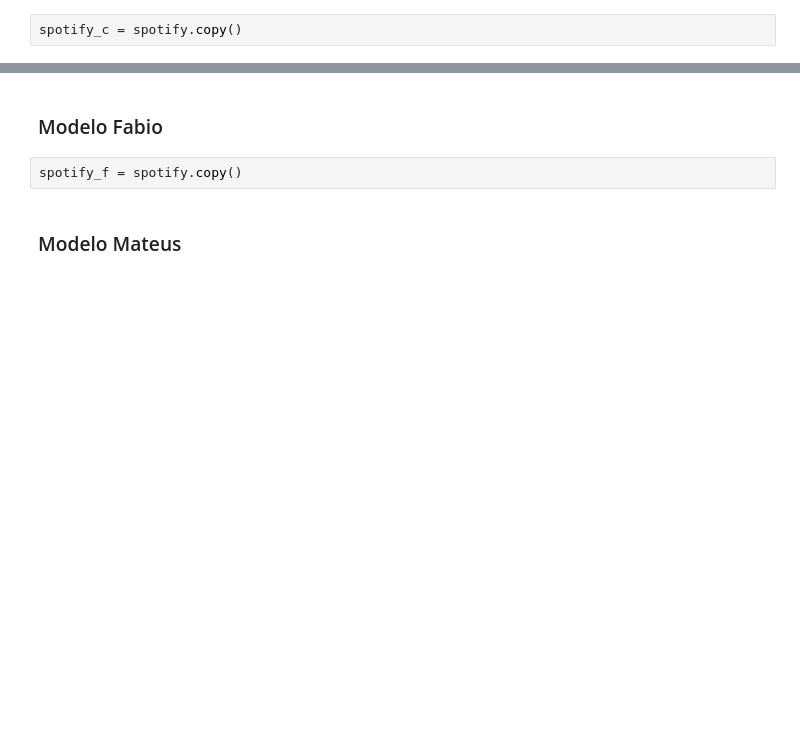
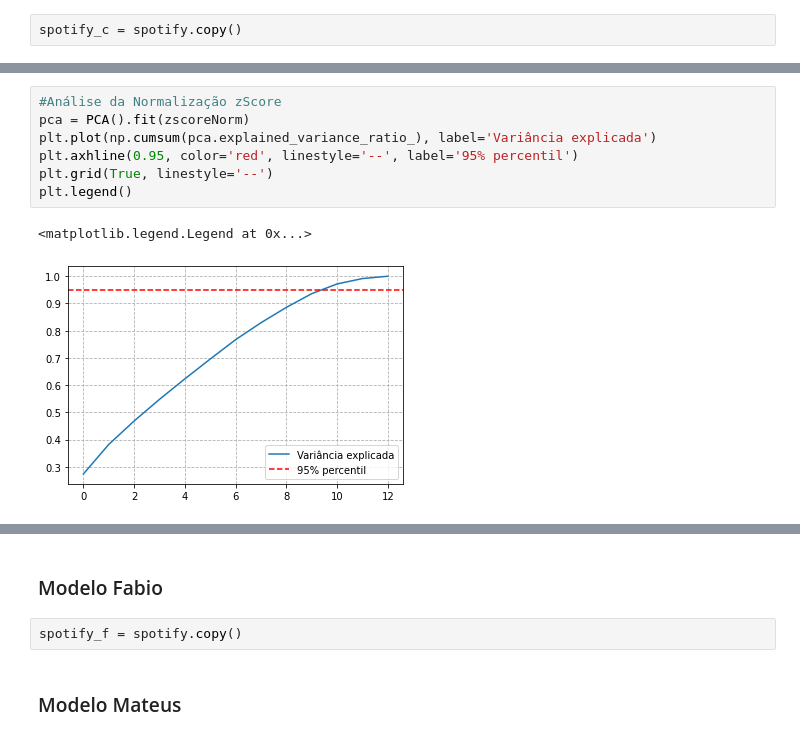
Before and after one commit to cvmoretti/spotify-prediction-task, a Jupyter notebook: music_genre_classification.ipynb, the cells around one changed output, grey strips where cells are left out. Cells and saved outputs as stored; diff of their text form; blank space fills up the shorter version.

```diff
--- a/music_genre_classification.ipynb
+++ b/music_genre_classification.ipynb
@@ -270,0 +351,10 @@ spotify_c = spotify.copy()
+# %%
+#Análise da Normalização zScore
+pca = PCA().fit(zscoreNorm)
+plt.plot(np.cumsum(pca.explained_variance_ratio_), label='Variância explicada')
+plt.axhline(0.95, color='red', linestyle='--', label='95% percentil')
+plt.grid(True, linestyle='--')
+plt.legend()
+# %% [output]
+<matplotlib.legend.Legend at 0x...>
+[figure, added]
```
Also changed, not shown: parts of 17 cells of this notebook.
